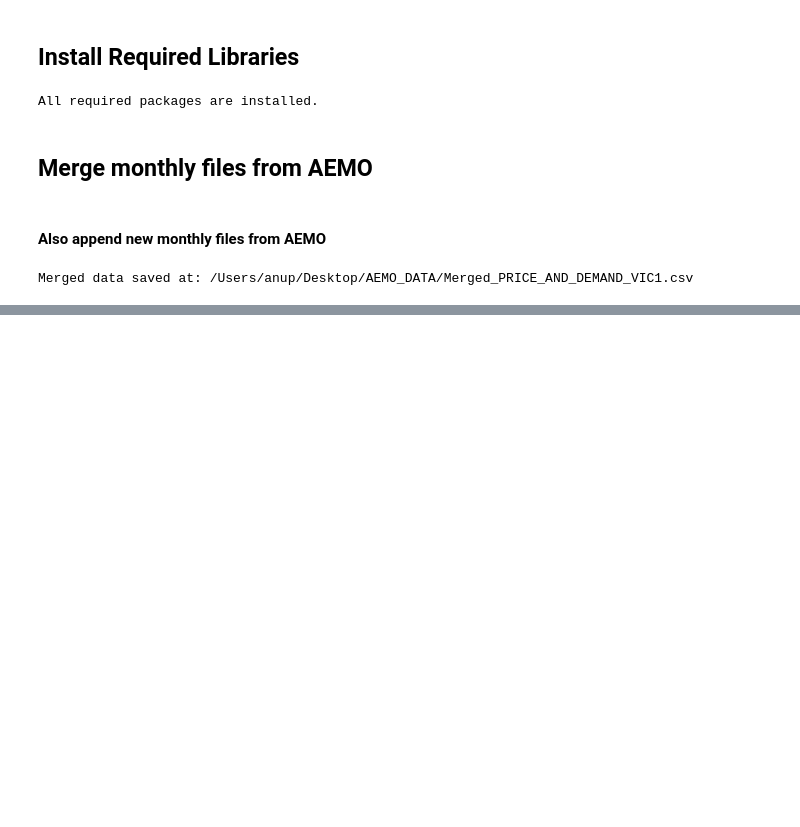
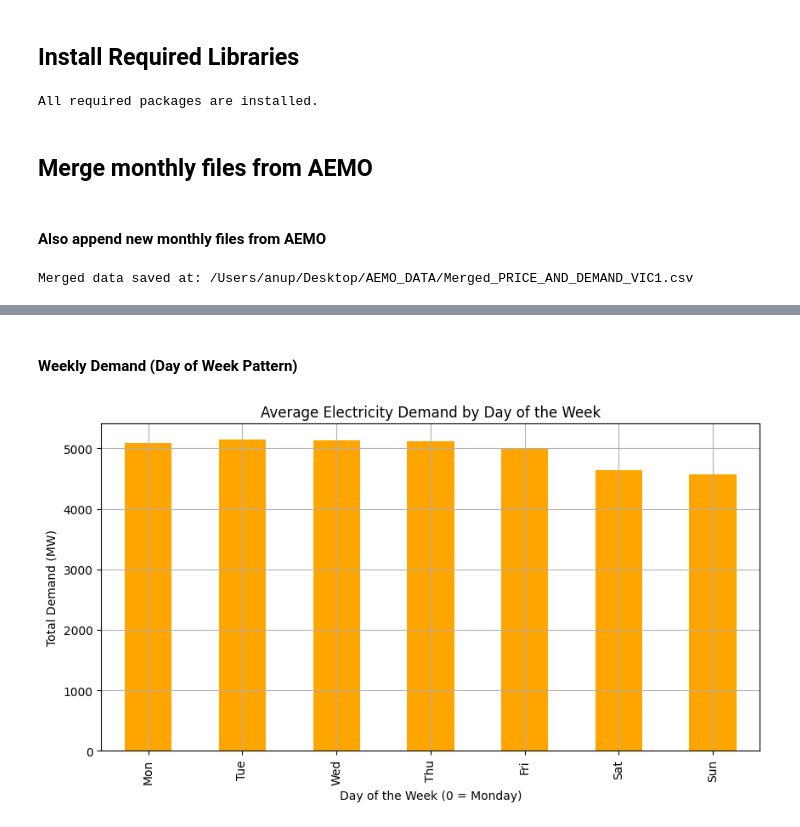
Before and after one commit to Anup-TG/Data-Science, a Jupyter notebook: AEMO/AEMO.ipynb, the cells around one changed output, grey strips where cells are left out. Drawn from its saved outputs; the diff is of its cells as text; code cells hidden in the pictures; blank space fills up the shorter version.

```diff
--- a/AEMO/AEMO.ipynb
+++ b/AEMO/AEMO.ipynb
@@ -58,0 +145,15 @@ testing
+# %% [markdown]
+#### Weekly Demand (Day of Week Pattern)
+# %%
+weekly_pattern = data.groupby(data.index.dayofweek)['TOTALDEMAND'].mean()
+
+plt.figure(figsize=(10,5))
+weekly_pattern.plot(kind='bar', color='orange')
+plt.title('Average Electricity Demand by Day of the Week')
+plt.ylabel('Total Demand (MW)')
+plt.xlabel('Day of the Week (0 = Monday)')
+plt.xticks(range(0,7), ['Mon', 'Tue', 'Wed', 'Thu', 'Fri', 'Sat', 'Sun'])
+plt.grid(True)
+plt.show()
+# %% [output]
+[figure, added]
```
Also changed, not shown: parts of 15 cells of this notebook.
